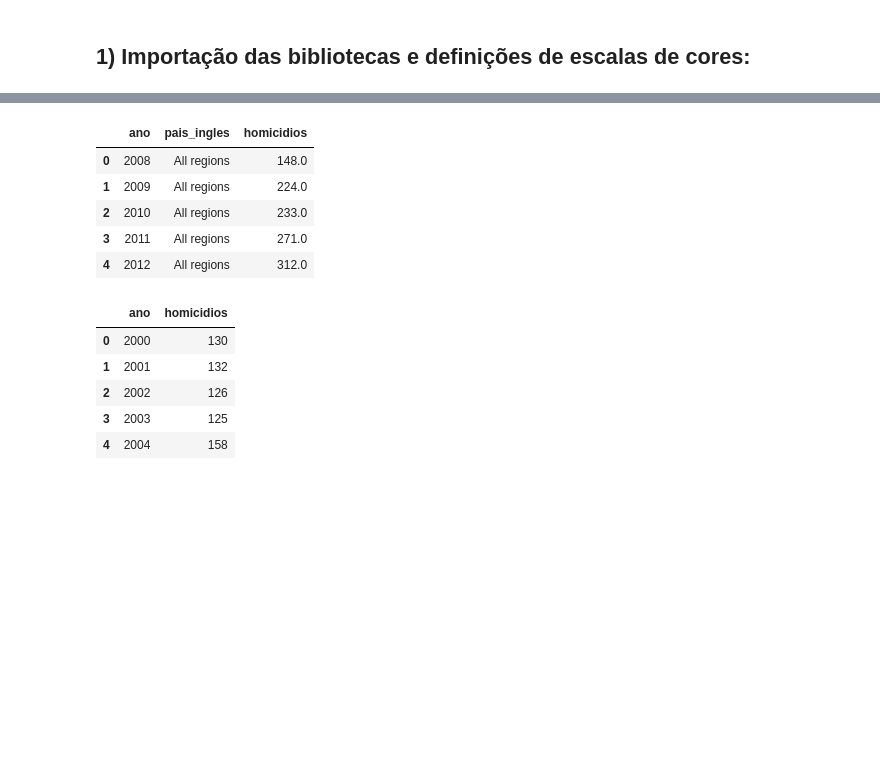
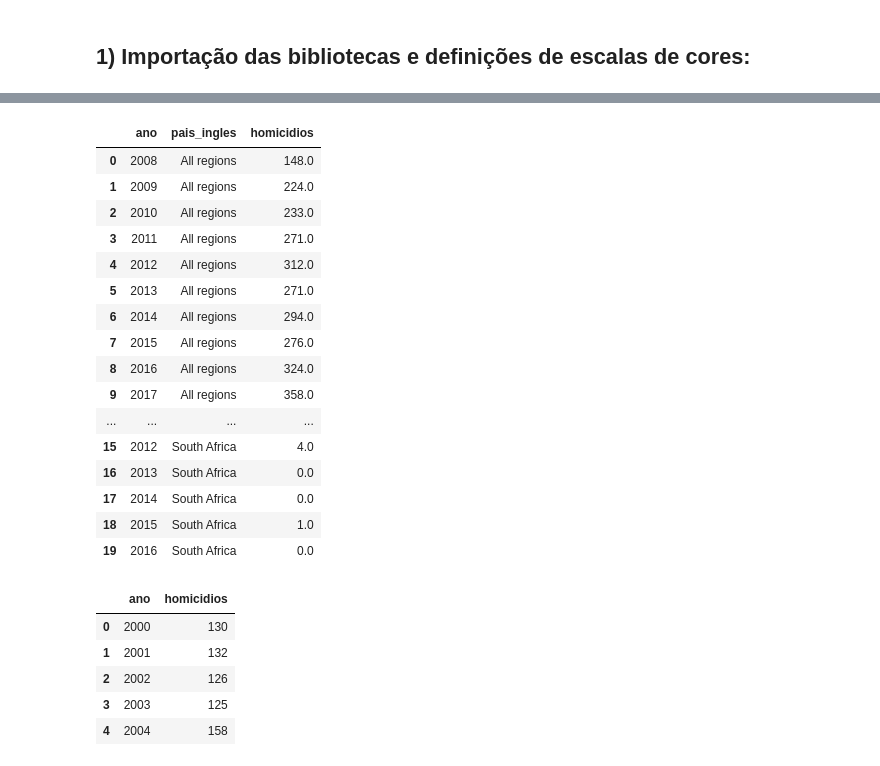
Before and after one commit to YasminForestti/Processo-seletivo-Analytica-2022, a Jupyter notebook: LGBTQIA+fobia.ipynb, the cells around one changed output, grey strips where cells are left out. Cells and saved outputs as stored; diff of their text form; code cells hidden in the pictures; blank space fills up the shorter version.

```diff
--- a/LGBTQIA+fobia.ipynb
+++ b/LGBTQIA+fobia.ipynb
@@ -24,12 +35,23 @@ causa_obito_trans = pd.read_csv("/content/drive/MyDrive/Colab Notebooks/causa_ob
 # %%
-Pais.head()
+Pais.head(20)
 # %% [output]
 |  | ano | pais_ingles | homicidios |
 | 0 | 2008 | All regions | 148.0 |
 | 1 | 2009 | All regions | 224.0 |
 | 2 | 2010 | All regions | 233.0 |
 | 3 | 2011 | All regions | 271.0 |
 | 4 | 2012 | All regions | 312.0 |
+| 5 | 2013 | All regions | 271.0 |
+| 6 | 2014 | All regions | 294.0 |
+| 7 | 2015 | All regions | 276.0 |
+| 8 | 2016 | All regions | 324.0 |
+| 9 | 2017 | All regions | 358.0 |
+| ... | ... | ... | ... |
+| 15 | 2012 | South Africa | 4.0 |
+| 16 | 2013 | South Africa | 0.0 |
+| 17 | 2014 | South Africa | 0.0 |
+| 18 | 2015 | South Africa | 1.0 |
+| 19 | 2016 | South Africa | 0.0 |
 # %%
 brasil.head()
 # %% [output]
```
Also changed, not shown: parts of 28 cells of this notebook.
